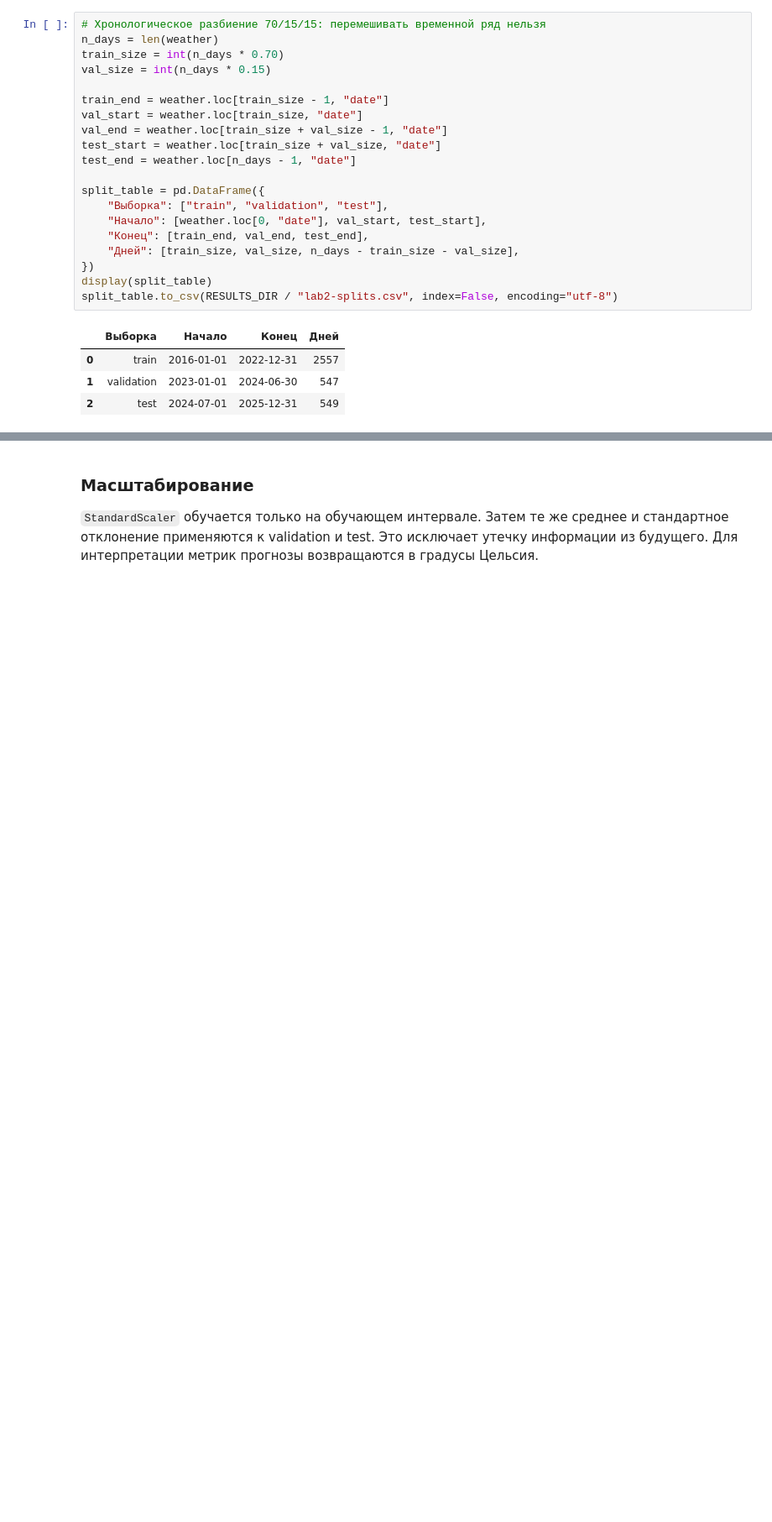
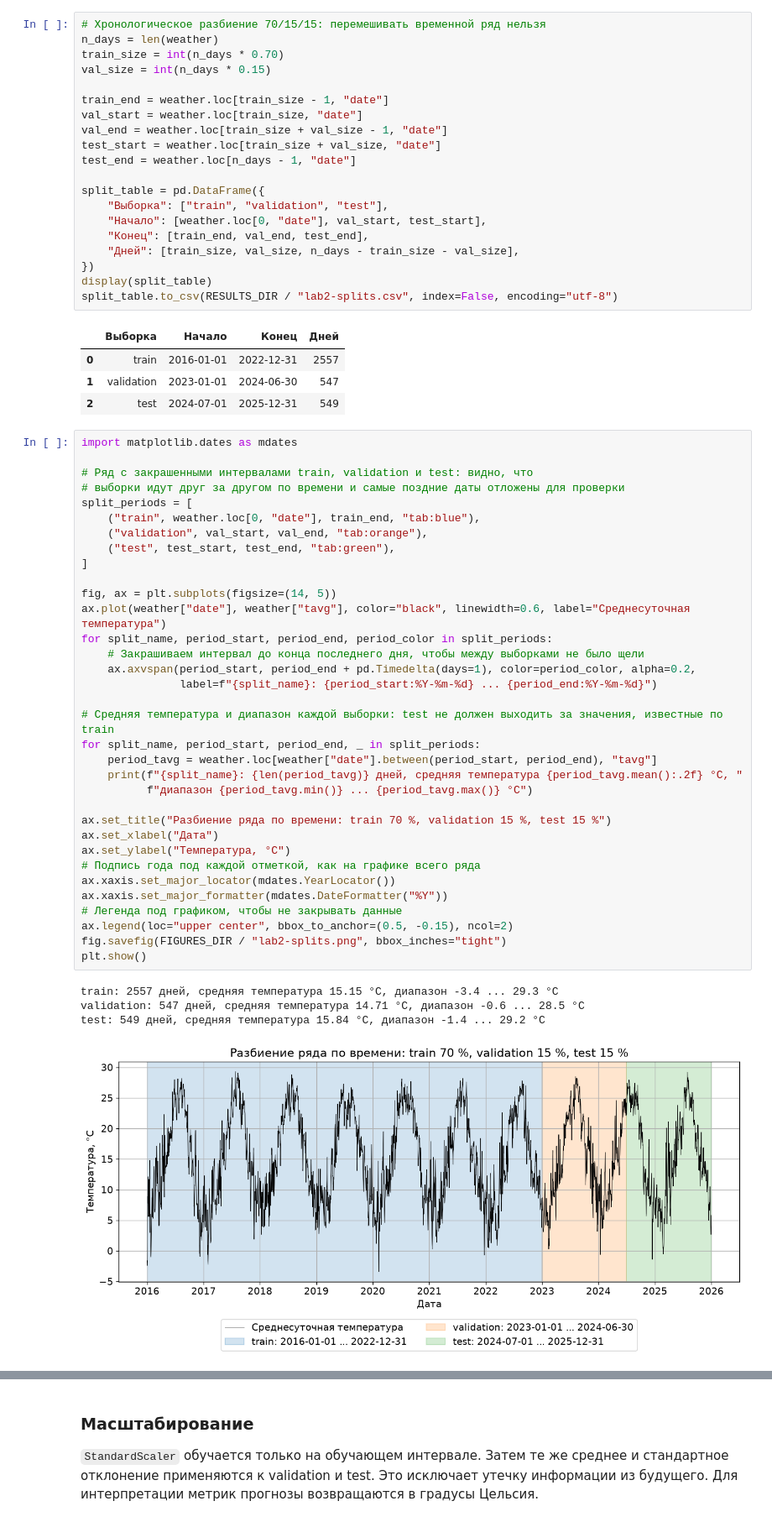
Before and after one commit to bigflyy/nn-uni, a Jupyter notebook: labs/lab2/src/nn-lab-2.ipynb, the cells around one changed output, grey strips where cells are left out. Shown at 84% size. Drawn from its saved outputs; the diff is of its cells as text; blank space fills up the shorter version.

Commit message:
lab2: split chart in notebook and slide 15

```diff
--- a/labs/lab2/src/nn-lab-2.ipynb
+++ b/labs/lab2/src/nn-lab-2.ipynb
@@ -361,3 +361,42 @@ split_table.to_csv(RESULTS_DIR / "lab2-splits.csv", index=False, encoding="utf-8
 | 0 | train | 2016-01-01 | 2022-12-31 | 2557 |
 | 1 | validation | 2023-01-01 | 2024-06-30 | 547 |
 | 2 | test | 2024-07-01 | 2025-12-31 | 549 |
+# %%
+import matplotlib.dates as mdates
+
+# Ряд с закрашенными интервалами train, validation и test: видно, что
+# выборки идут друг за другом по времени и самые поздние даты отложены для проверки
+split_periods = [
+    ("train", weather.loc[0, "date"], train_end, "tab:blue"),
+    ("validation", val_start, val_end, "tab:orange"),
+    ("test", test_start, test_end, "tab:green"),
+]
+
+fig, ax = plt.subplots(figsize=(14, 5))
+ax.plot(weather["date"], weather["tavg"], color="black", linewidth=0.6, label="Среднесуточная температура")
+for split_name, period_start, period_end, period_color in split_periods:
+    # Закрашиваем интервал до конца последнего дня, чтобы между выборками не было щели
+    ax.axvspan(period_start, period_end + pd.Timedelta(days=1), color=period_color, alpha=0.2,
+               label=f"{split_name}: {period_start:%Y-%m-%d} ... {period_end:%Y-%m-%d}")
+
+# Средняя температура и диапазон каждой выборки: test не должен выходить за значения, известные по train
+for split_name, period_start, period_end, _ in split_periods:
+    period_tavg = weather.loc[weather["date"].between(period_start, period_end), "tavg"]
+    print(f"{split_name}: {len(period_tavg)} дней, средняя температура {period_tavg.mean():.2f} °C, "
+          f"диапазон {period_tavg.min()} ... {period_tavg.max()} °C")
+
+ax.set_title("Разбиение ряда по времени: train 70 %, validation 15 %, test 15 %")
+ax.set_xlabel("Дата")
+ax.set_ylabel("Температура, °C")
+# Подпись года под каждой отметкой, как на графике всего ряда
+ax.xaxis.set_major_locator(mdates.YearLocator())
+ax.xaxis.set_major_formatter(mdates.DateFormatter("%Y"))
+# Легенда под графиком, чтобы не закрывать данные
+ax.legend(loc="upper center", bbox_to_anchor=(0.5, -0.15), ncol=2)
+fig.savefig(FIGURES_DIR / "lab2-splits.png", bbox_inches="tight")
+plt.show()
+# %% [output]
+train: 2557 дней, средняя температура 15.15 °C, диапазон -3.4 ... 29.3 °C
+validation: 547 дней, средняя температура 14.71 °C, диапазон -0.6 ... 28.5 °C
+test: 549 дней, средняя температура 15.84 °C, диапазон -1.4 ... 29.2 °C
+[figure, added]
```
Also changed, not shown: parts of 1 cell of this notebook, 2 other files.
